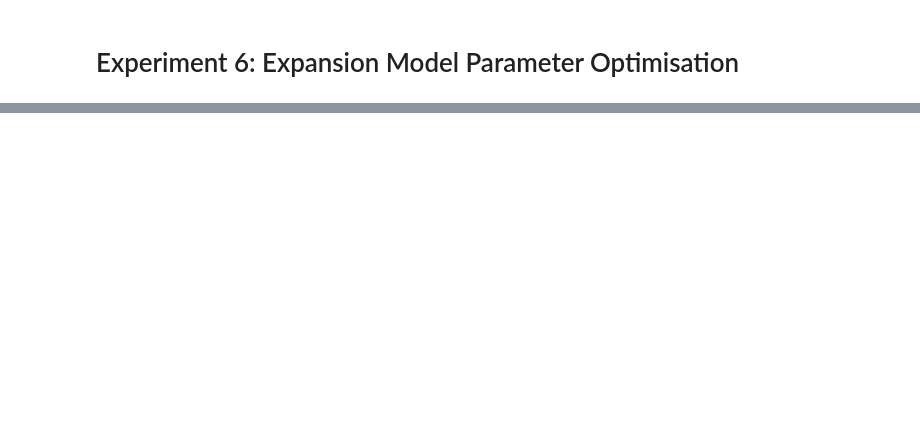
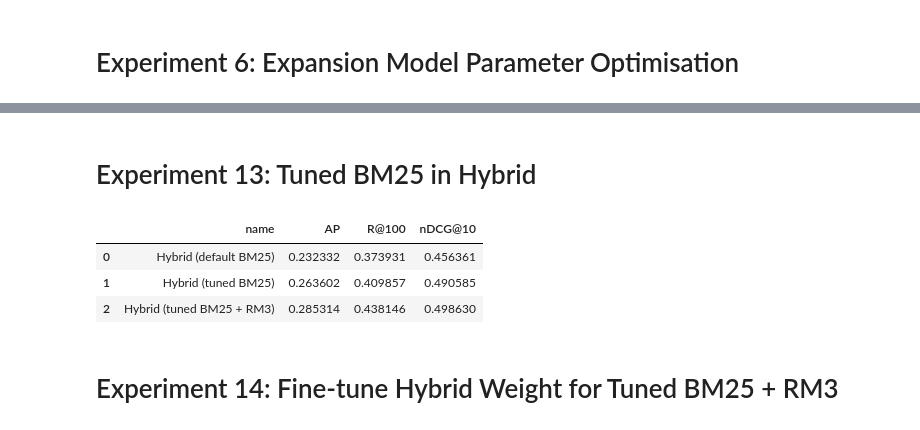
Before and after one commit to RobertBlaauwendraad/ir-project, a Jupyter notebook: ir-tests.ipynb, the cells around one changed output, grey strips where cells are left out. Drawn from its saved outputs; the diff is of its cells as text; code cells hidden in the pictures; blank space fills up the shorter version.

```diff
--- a/ir-tests.ipynb
+++ b/ir-tests.ipynb
@@ -290,0 +523,38 @@ print(hybrid_results)
+# %% [markdown]
+# Experiment 13: Tuned BM25 in Hybrid
+# %%
+# Use best BM25 parameters in hybrid
+bm25_tuned_best = pt.terrier.Retriever(
+    bm25_index_ref,
+    wmodel="BM25",
+    controls={"bm25.k_1": 0.9, "bm25.b": 0.4}  # Adjust based on Experiment 7 results
+)
+
+# Hybrid with tuned BM25
+hybrid_tuned = splade_retr + (20 * bm25_tuned_best)
+
+# Hybrid with tuned BM25 + RM3
+bm25_tuned_rm3 = (
+        bm25_tuned_best
+        >> pt.text.get_text(dataset, ["title", "body"])
+        >> pt.apply.text(lambda row: (row['title'] or '') + " " + (row['body'] or ''))
+        >> pt.rewrite.RM3(bm25_index_ref, fb_docs=10, fb_terms=15, fb_lambda=0.5)
+        >> bm25_tuned_best
+)
+
+hybrid_tuned_rm3 = splade_retr + (20 * bm25_tuned_rm3)
+
+pt.Experiment(
+    [hybrid_20, hybrid_tuned, hybrid_tuned_rm3],
+    topics,
+    qrels,
+    eval_metrics=[MAP, nDCG @ 10, Recall @ 100],
+    names=["Hybrid (default BM25)", "Hybrid (tuned BM25)", "Hybrid (tuned BM25 + RM3)"]
+)
+# %% [output]
+|  | name | AP | R@100 | nDCG@10 |
+| 0 | Hybrid (default BM25) | 0.232332 | 0.373931 | 0.456361 |
+| 1 | Hybrid (tuned BM25) | 0.263602 | 0.409857 | 0.490585 |
+| 2 | Hybrid (tuned BM25 + RM3) | 0.285314 | 0.438146 | 0.498630 |
+# %% [markdown]
+# Experiment 14: Fine-tune Hybrid Weight for Tuned BM25 + RM3
```
Also changed, not shown: parts of 39 cells of this notebook, 4 other files.
